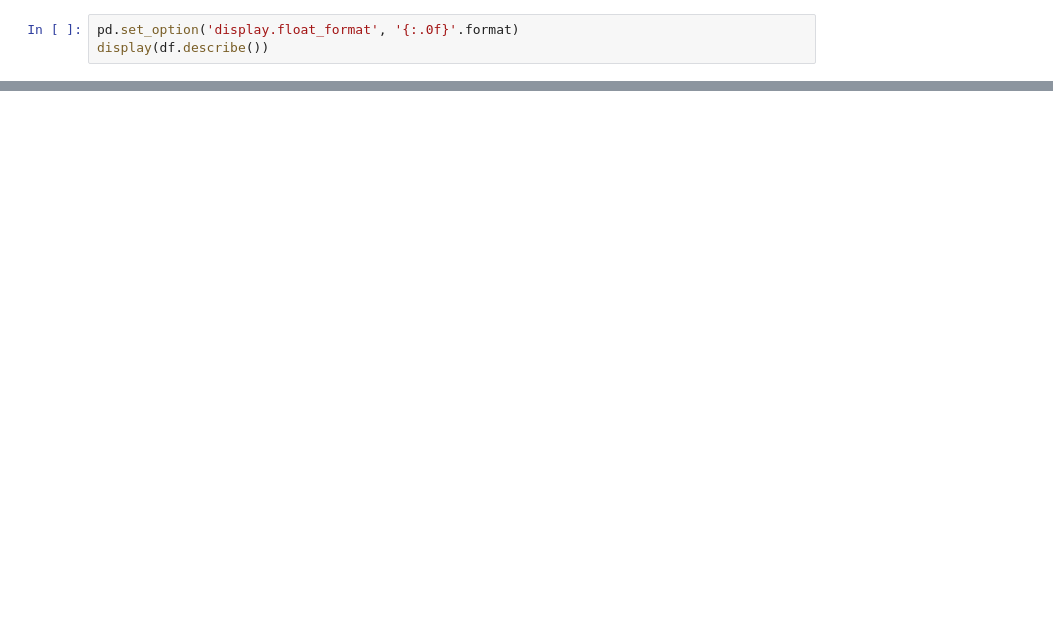
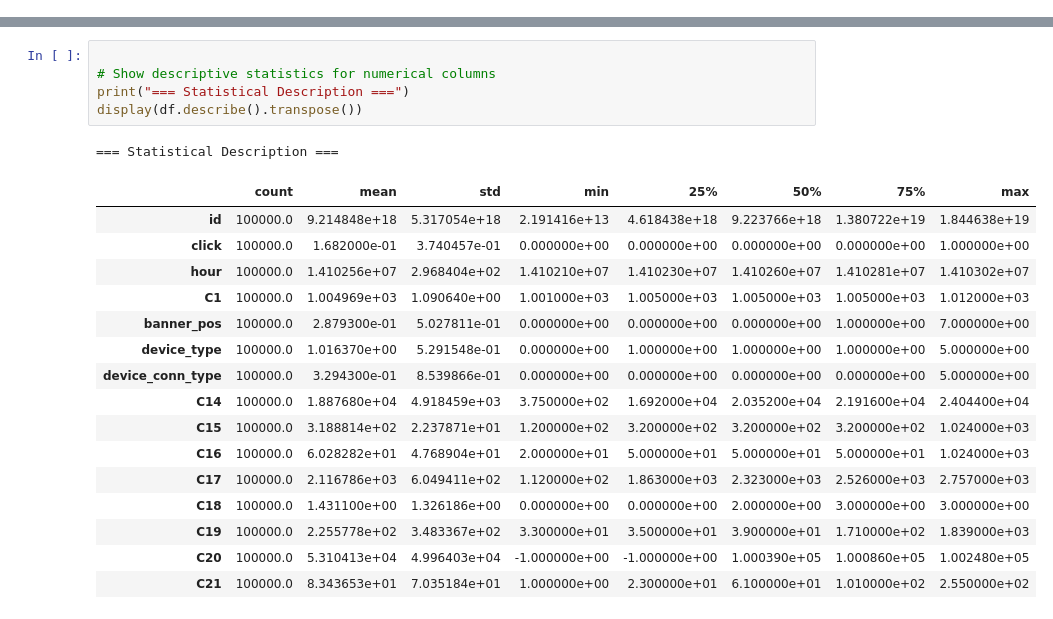
Before and after one commit to abdoabozena7/ML_project-CTR_Prediction, a Jupyter notebook: notebooks/BadrAbu_CTR.ipynb, the cells around one changed output, grey strips where cells are left out. Drawn from its saved outputs; the diff is of its cells as text; blank space fills up the shorter version.

```diff
--- a/notebooks/BadrAbu_CTR.ipynb
+++ b/notebooks/BadrAbu_CTR.ipynb
@@ -112,3 +0,0 @@ Name: proportion, dtype: float64
-# %%
-pd.set_option('display.float_format', '{:.0f}'.format)
-display(df.describe())
@@ -242,0 +120,23 @@ if {"device_type","banner_pos"}.issubset(df.columns):
+# %%
+
+# Show descriptive statistics for numerical columns
+print("=== Statistical Description ===")
+display(df.describe().transpose())
+# %% [output]
+=== Statistical Description ===
+|  | count | mean | std | min | 25% | 50% | 75% | max |
+| id | 100000.0 | 9.214848e+18 | 5.317054e+18 | 2.191416e+13 | 4.618438e+18 | 9.223766e+18 | 1.380722e+19 | 1.844638e+19 |
+| click | 100000.0 | 1.682000e-01 | 3.740457e-01 | 0.000000e+00 | 0.000000e+00 | 0.000000e+00 | 0.000000e+00 | 1.000000e+00 |
+| hour | 100000.0 | 1.410256e+07 | 2.968404e+02 | 1.410210e+07 | 1.410230e+07 | 1.410260e+07 | 1.410281e+07 | 1.410302e+07 |
+| C1 | 100000.0 | 1.004969e+03 | 1.090640e+00 | 1.001000e+03 | 1.005000e+03 | 1.005000e+03 | 1.005000e+03 | 1.012000e+03 |
+| banner_pos | 100000.0 | 2.879300e-01 | 5.027811e-01 | 0.000000e+00 | 0.000000e+00 | 0.000000e+00 | 1.000000e+00 | 7.000000e+00 |
+| device_type | 100000.0 | 1.016370e+00 | 5.291548e-01 | 0.000000e+00 | 1.000000e+00 | 1.000000e+00 | 1.000000e+00 | 5.000000e+00 |
+| device_conn_type | 100000.0 | 3.294300e-01 | 8.539866e-01 | 0.000000e+00 | 0.000000e+00 | 0.000000e+00 | 0.000000e+00 | 5.000000e+00 |
+| C14 | 100000.0 | 1.887680e+04 | 4.918459e+03 | 3.750000e+02 | 1.692000e+04 | 2.035200e+04 | 2.191600e+04 | 2.404400e+04 |
+| C15 | 100000.0 | 3.188814e+02 | 2.237871e+01 | 1.200000e+02 | 3.200000e+02 | 3.200000e+02 | 3.200000e+02 | 1.024000e+03 |
+| C16 | 100000.0 | 6.028282e+01 | 4.768904e+01 | 2.000000e+01 | 5.000000e+01 | 5.000000e+01 | 5.000000e+01 | 1.024000e+03 |
+| C17 | 100000.0 | 2.116786e+03 | 6.049411e+02 | 1.120000e+02 | 1.863000e+03 | 2.323000e+03 | 2.526000e+03 | 2.757000e+03 |
+| C18 | 100000.0 | 1.431100e+00 | 1.326186e+00 | 0.000000e+00 | 0.000000e+00 | 2.000000e+00 | 3.000000e+00 | 3.000000e+00 |
+| C19 | 100000.0 | 2.255778e+02 | 3.483367e+02 | 3.300000e+01 | 3.500000e+01 | 3.900000e+01 | 1.710000e+02 | 1.839000e+03 |
+| C20 | 100000.0 | 5.310413e+04 | 4.996403e+04 | -1.000000e+00 | -1.000000e+00 | 1.000390e+05 | 1.000860e+05 | 1.002480e+05 |
+| C21 | 100000.0 | 8.343653e+01 | 7.035184e+01 | 1.000000e+00 | 2.300000e+01 | 6.100000e+01 | 1.010000e+02 | 2.550000e+02 |
```
Also changed, not shown: parts of 38 cells of this notebook, 5 other files.
